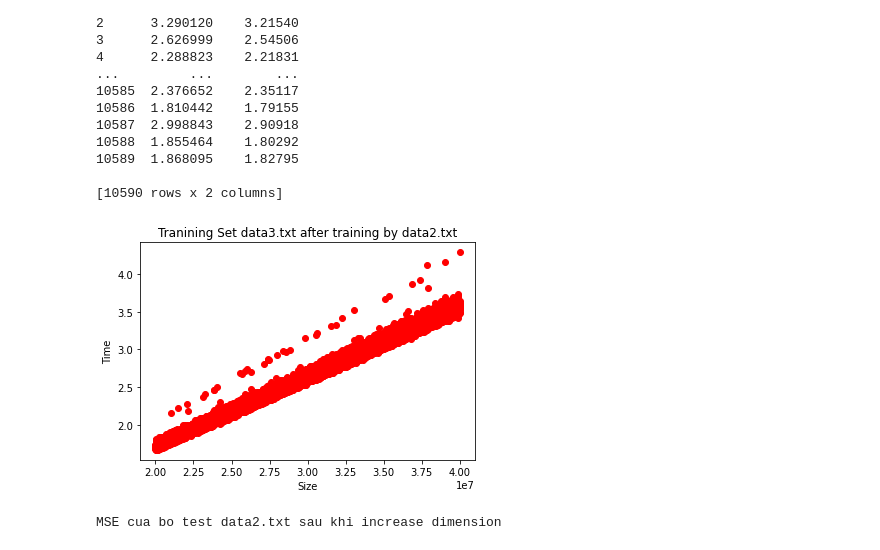
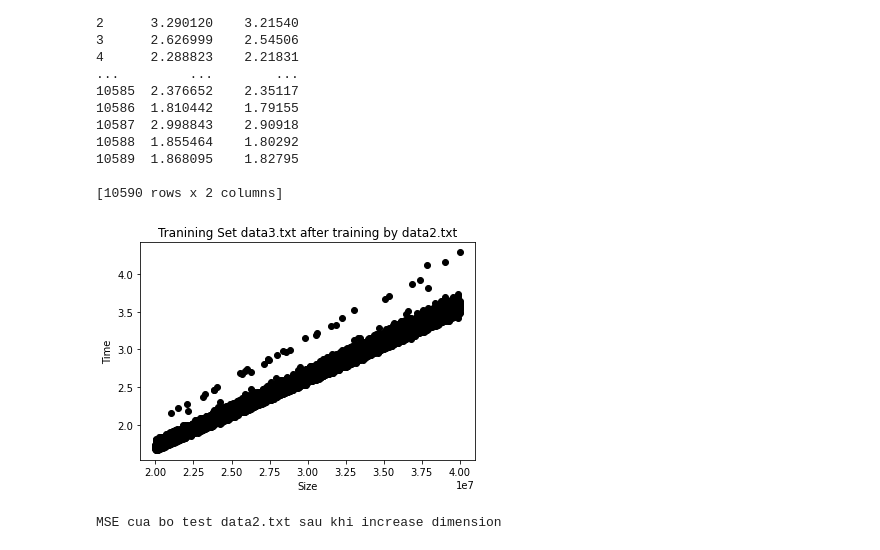
Before and after one commit to dxmai/CS114.L21.KHCL, a Jupyter notebook: Colab/Linear_Regression.ipynb, the cells around one changed output. Saved outputs shown, nothing was run; the diff lists cells and outputs as text; code cells hidden in the pictures.

```diff
--- a/Colab/Linear_Regression.ipynb
+++ b/Colab/Linear_Regression.ipynb
@@ -141,14 +141,14 @@ print(result)
 # %%
 import matplotlib.pyplot as plt
 
-plt.scatter(test['test'], test['time'], color = 'red')
+plt.scatter(test['test'], test['time'], color = 'black')
 #plt.plot(x_train, model.predict(x_train), color = 'blue')
 plt.title("Tranining Set data3.txt after training by data2.txt")
 plt.xlabel("Size")
 plt.ylabel("Time")
 plt.show()
 # %% [output]
-[figure, old version]
+[figure, new version]
 # %%
 #MSE
 import sklearn
```
Also changed, not shown: parts of 1 cell of this notebook.
